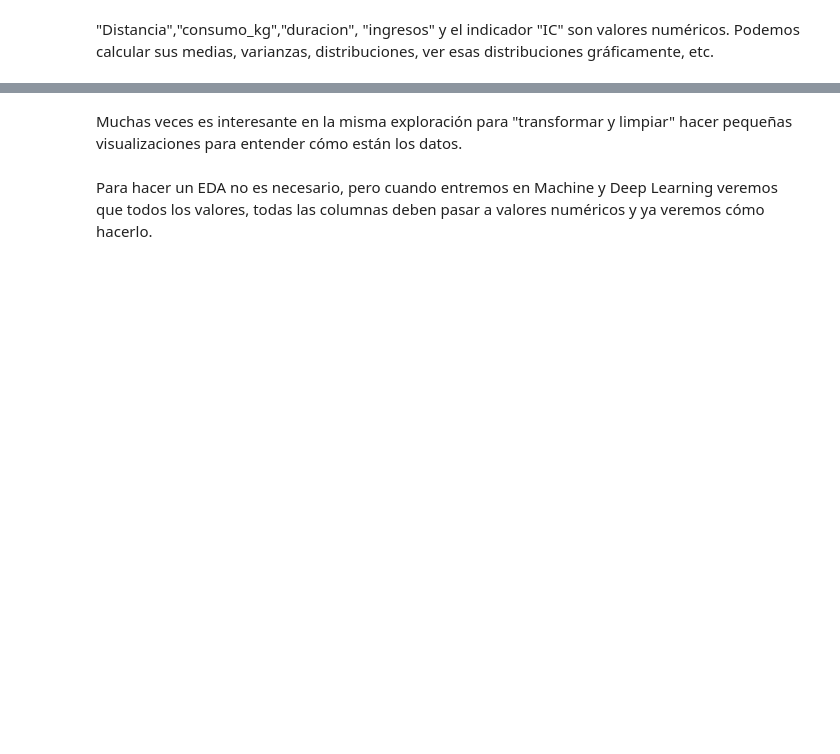
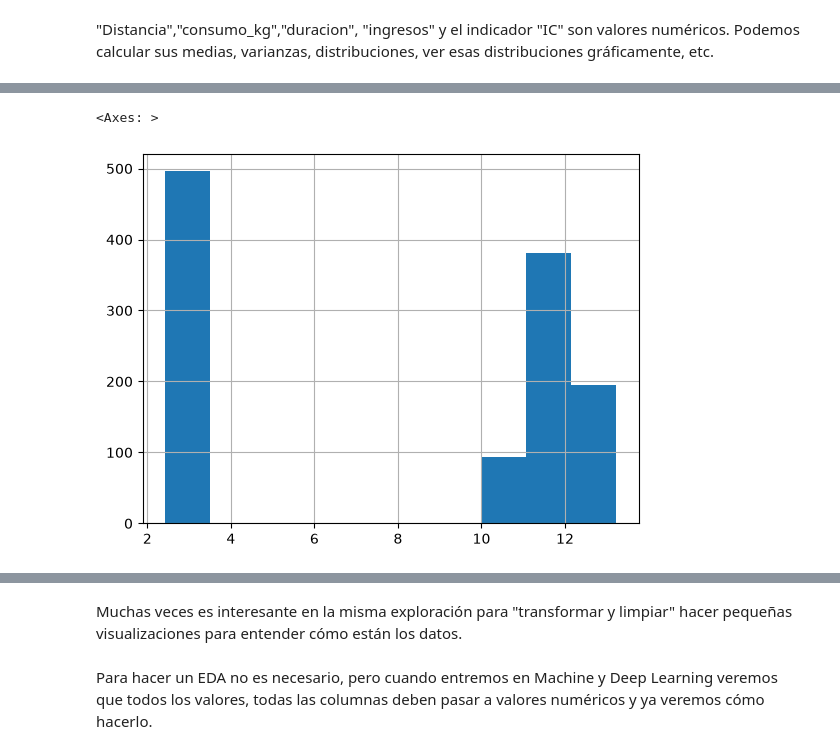
Before and after one commit to gabotron-exe/Gabriel-Ruiz-DSOnline, a Jupyter notebook: 03_Data_Analysis/Sprint_05/01_Introduccion_Procesos_ETL/01_Workout/04_Tipos_de_Datos.ipynb, the cells around one changed output, grey strips where cells are left out. Cells and saved outputs as stored; diff of their text form; code cells hidden in the pictures; blank space fills up the shorter version.

```diff
--- a/03_Data_Analysis/Sprint_05/01_Introduccion_Procesos_ETL/01_Workout/04_Tipos_de_Datos.ipynb
+++ b/03_Data_Analysis/Sprint_05/01_Introduccion_Procesos_ETL/01_Workout/04_Tipos_de_Datos.ipynb
@@ -29,0 +66,5 @@ Es decir los campos o características o columnas que contienen valores numéric
+# %%
+df_datos.IC.hist()
+# %% [output]
+<Axes: >
+[figure, added]
```
Also changed, not shown: parts of 15 cells of this notebook, 2 other files.
